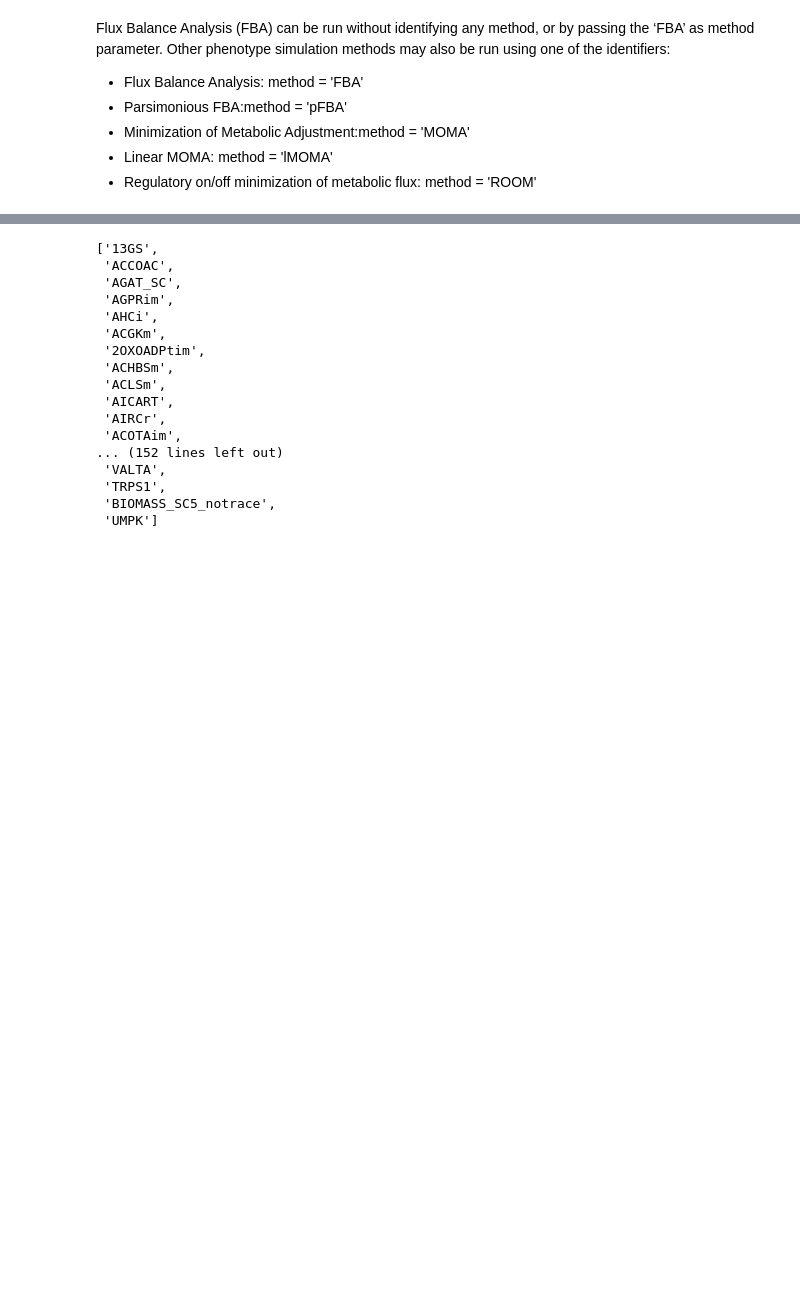
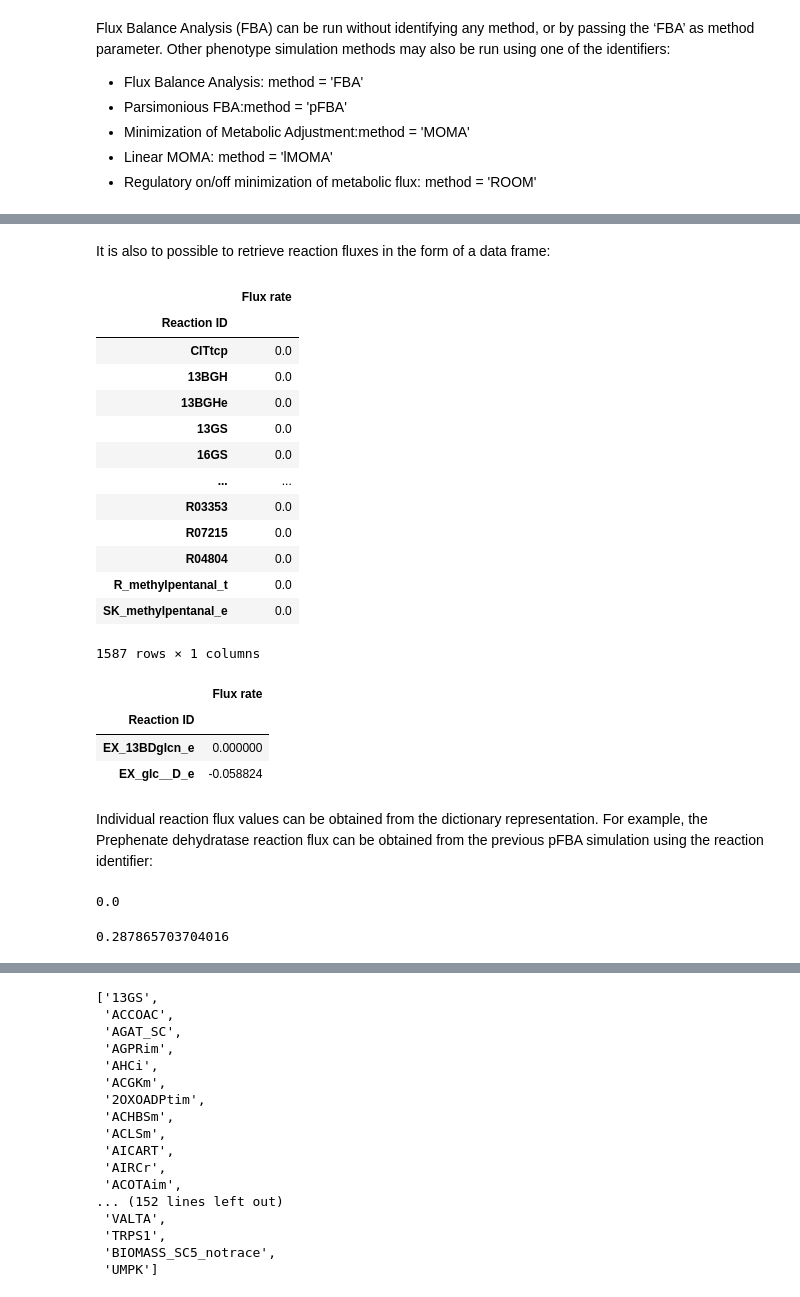
Before and after one commit to 27410/27410-group-assigment-group_3, a Jupyter notebook: misc/Bertram/Test_mewpy.ipynb, the cells around one changed output, grey strips where cells are left out. Drawn from its saved outputs; the diff is of its cells as text; code cells hidden in the pictures; blank space fills up the shorter version.

```diff
--- a/misc/Bertram/Test_mewpy.ipynb
+++ b/misc/Bertram/Test_mewpy.ipynb
@@ -219,0 +167,3 @@ model.reactions.ERGTETROLter
+# %%
+result = simul.simulate(method = 'FBA')
+result
@@ -219,0 +199,37 @@ model.reactions.ERGTETROLter
+# %% [markdown]
+It is also to possible to retrieve reaction fluxes in the form of a data frame:
+# %%
+result.dataframe
+# %% [output]
+|  | Flux rate |
+| Reaction ID |  |
+| CITtcp | 0.0 |
+| 13BGH | 0.0 |
+| 13BGHe | 0.0 |
+| 13GS | 0.0 |
+| 16GS | 0.0 |
+| ... | ... |
+| R03353 | 0.0 |
+| R07215 | 0.0 |
+| R04804 | 0.0 |
+| R_methylpentanal_t | 0.0 |
+| SK_methylpentanal_e | 0.0 |
+1587 rows × 1 columns
+# %%
+# or using find to list specific fluxes ordered by their values
+result.find('glc|biomass')
+# %% [output]
+|  | Flux rate |
+| Reaction ID |  |
+| EX_13BDglcn_e | 0.000000 |
+| EX_glc__D_e | -0.058824 |
+# %% [markdown]
+Individual reaction flux values can be obtained from the dictionary representation. For example, the Prephenate dehydratase reaction flux can be obtained from the previous pFBA simulation using the reaction identifier:
+# %%
+result.fluxes['R02216'] #intet progesterone produceres
+# %% [output]
+0.0
+# %%
+result.fluxes['BIOMASS_SC5_notrace'] #men der produceres biomasse!
+# %% [output]
+0.287865703704016
```
Also changed, not shown: parts of 17 cells of this notebook, 2 other files.
